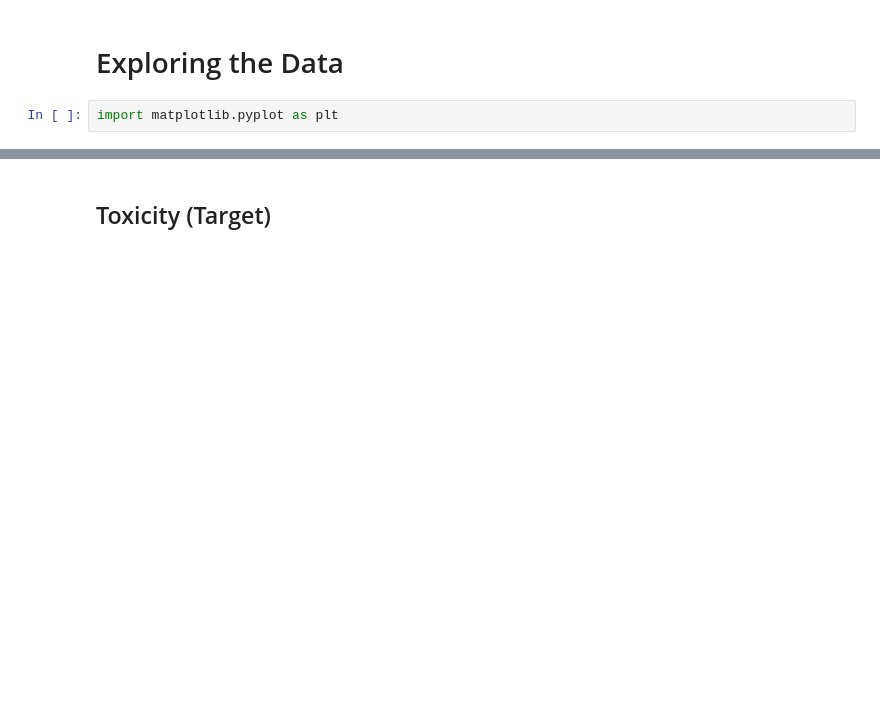
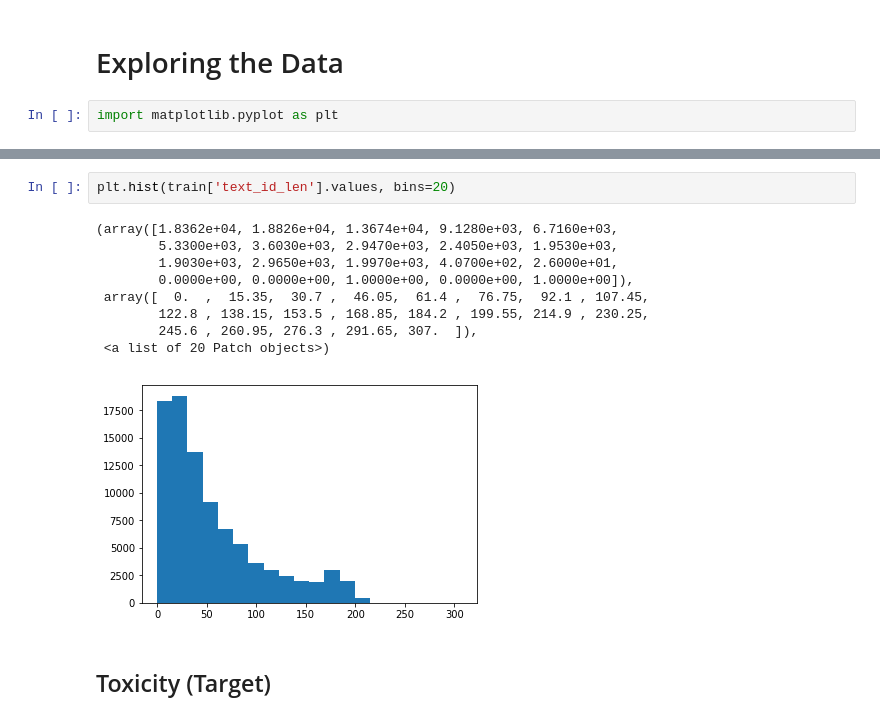
Before and after one commit to DavidBraslow/dsc-4-final-project-online-ds-sp-000, a Jupyter notebook: student.ipynb, the cells around one changed output, grey strips where cells are left out. Saved outputs shown, nothing was run; the diff lists cells and outputs as text; blank space fills up the shorter version.

```diff
--- a/student.ipynb
+++ b/student.ipynb
@@ -299,3 +248,15 @@ import matplotlib.pyplot as plt
+# %%
+plt.hist(train['text_id_len'].values, bins=20)
+# %% [output]
+(array([1.8362e+04, 1.8826e+04, 1.3674e+04, 9.1280e+03, 6.7160e+03,
+        5.3300e+03, 3.6030e+03, 2.9470e+03, 2.4050e+03, 1.9530e+03,
+        1.9030e+03, 2.9650e+03, 1.9970e+03, 4.0700e+02, 2.6000e+01,
+        0.0000e+00, 0.0000e+00, 1.0000e+00, 0.0000e+00, 1.0000e+00]),
+ array([  0.  ,  15.35,  30.7 ,  46.05,  61.4 ,  76.75,  92.1 , 107.45,
+        122.8 , 138.15, 153.5 , 168.85, 184.2 , 199.55, 214.9 , 230.25,
+        245.6 , 260.95, 276.3 , 291.65, 307.  ]),
+ <a list of 20 Patch objects>)
+[figure, added]
 # %% [markdown]
 ## Toxicity (Target)
 # %%
```
Also changed, not shown: parts of 63 cells of this notebook, 3 other files.
